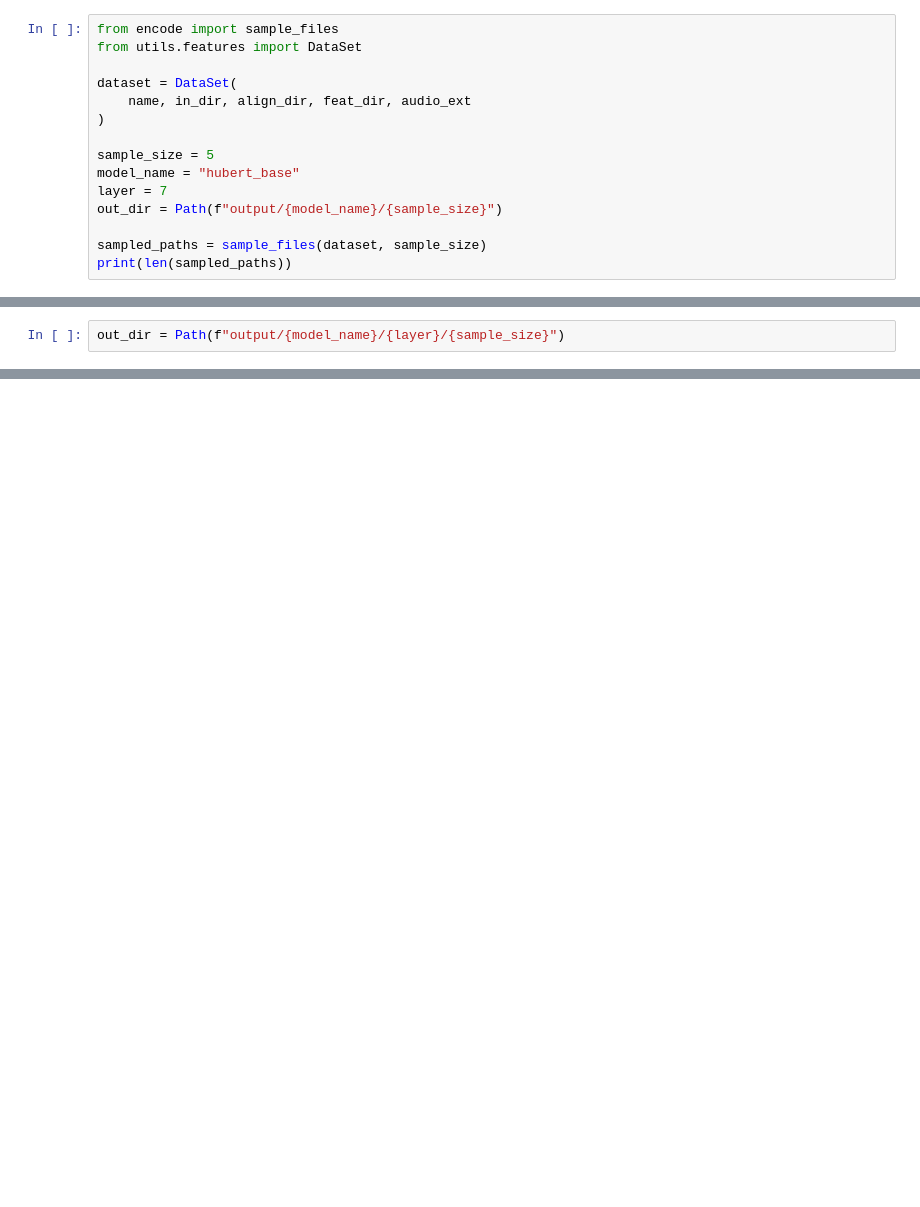
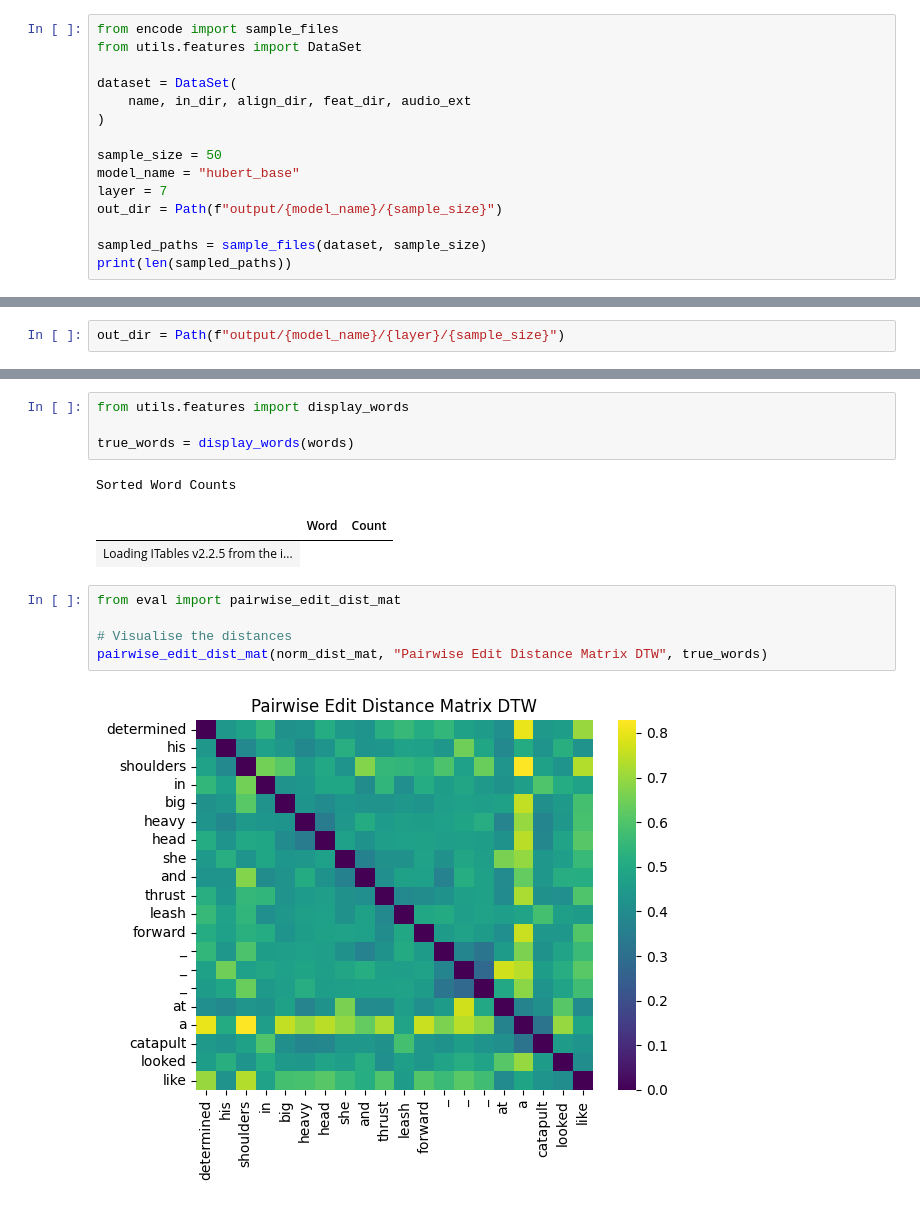
Before and after one commit to adendorffy/dynamic-time-warping, a Jupyter notebook: demo.ipynb, the cells around one changed output, grey strips where cells are left out. Cells and saved outputs as stored; diff of their text form; blank space fills up the shorter version.

```diff
--- a/demo.ipynb
+++ b/demo.ipynb
@@ -14,7 +14,7 @@ dataset = DataSet(
     name, in_dir, align_dir, feat_dir, audio_ext
 )
 
-sample_size = 5
+sample_size = 50
 model_name = "hubert_base"
 layer = 7
 out_dir = Path(f"output/{model_name}/{sample_size}")
@@ -50,0 +40,15 @@ print(norm_dist_mat[0:5, 0:5])
+# %%
+from utils.features import display_words
+
+true_words = display_words(words)
+# %% [output]
+Sorted Word Counts
+|  | Word | Count |
+| Loading ITables v2.2.5 from the i... |
+# %%
+from eval import pairwise_edit_dist_mat
+
+# Visualise the distances
+pairwise_edit_dist_mat(norm_dist_mat, "Pairwise Edit Distance Matrix DTW", true_words)
+# %% [output]
+[figure, added]
```
Also changed, not shown: parts of 9 cells of this notebook, 3 other files.
